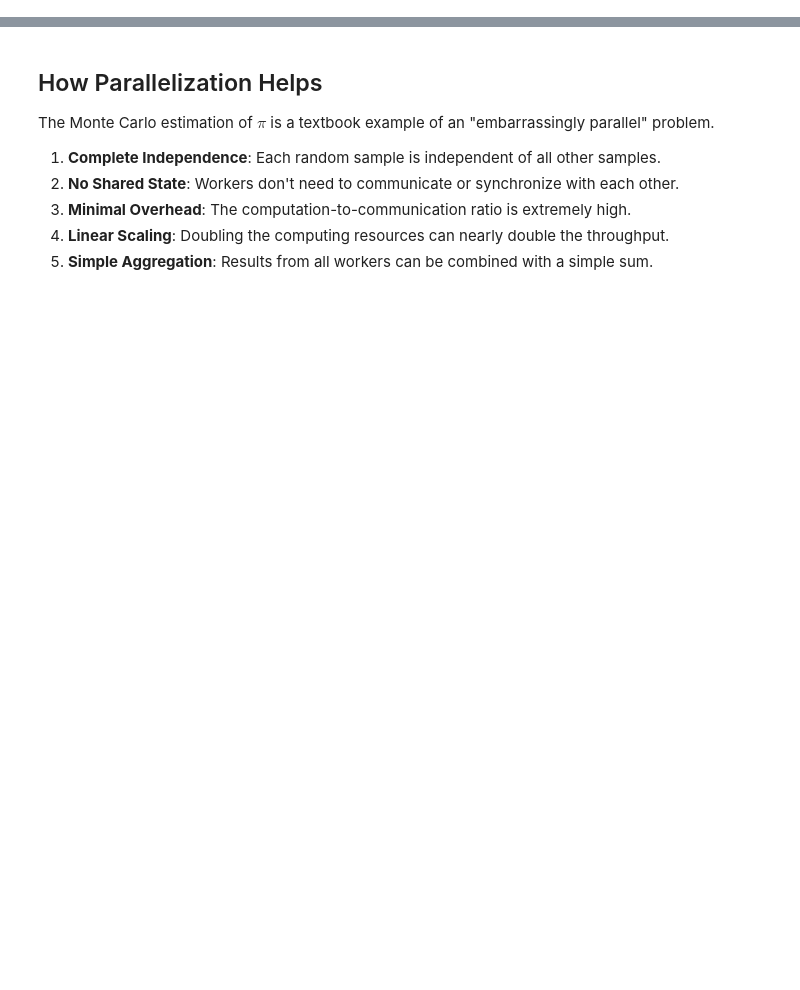
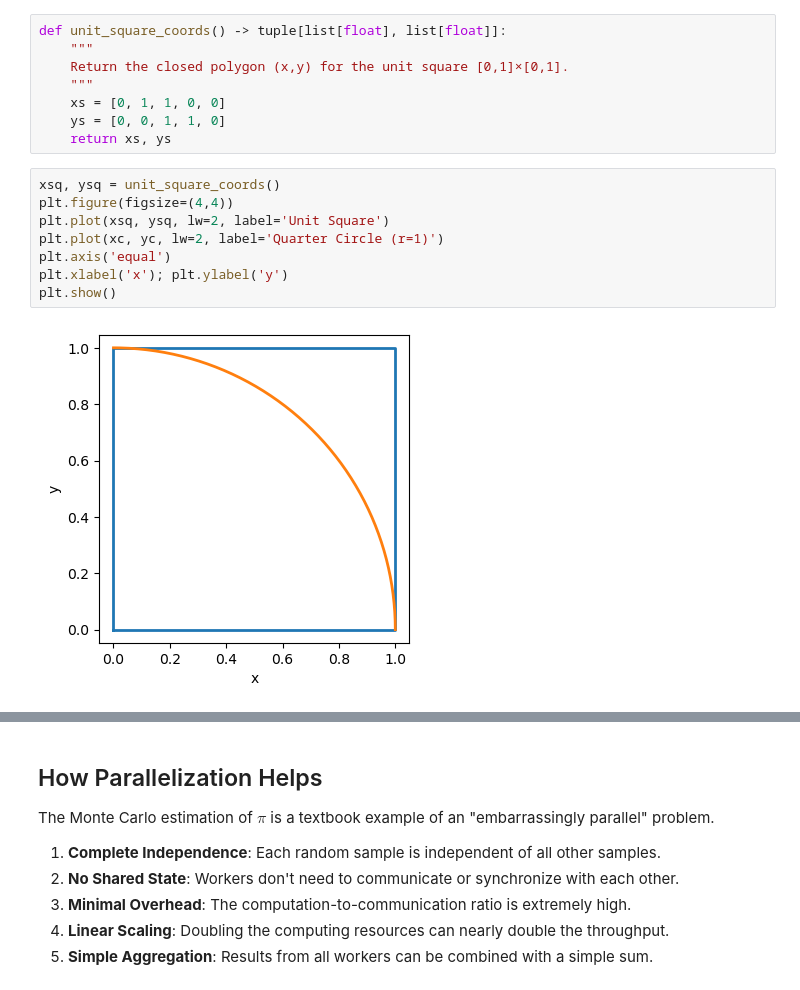
Before and after one commit to oasci/raygent, a Jupyter notebook: docs/examples/mc-pi/index.ipynb, the cells around one changed output, grey strips where cells are left out. Drawn from its saved outputs; the diff is of its cells as text; blank space fills up the shorter version.

```diff
--- a/docs/examples/mc-pi/index.ipynb
+++ b/docs/examples/mc-pi/index.ipynb
@@ -133,0 +91,18 @@ _ = plt.show()
+# %%
+def unit_square_coords() -> tuple[list[float], list[float]]:
+    """
+    Return the closed polygon (x,y) for the unit square [0,1]×[0,1].
+    """
+    xs = [0, 1, 1, 0, 0]
+    ys = [0, 0, 1, 1, 0]
+    return xs, ys
+# %%
+xsq, ysq = unit_square_coords()
+plt.figure(figsize=(4,4))
+plt.plot(xsq, ysq, lw=2, label='Unit Square')
+plt.plot(xc, yc, lw=2, label='Quarter Circle (r=1)')
+plt.axis('equal')
+plt.xlabel('x'); plt.ylabel('y')
+plt.show()
+# %% [output]
+[figure, added]
```
Also changed, not shown: parts of 20 cells of this notebook.
